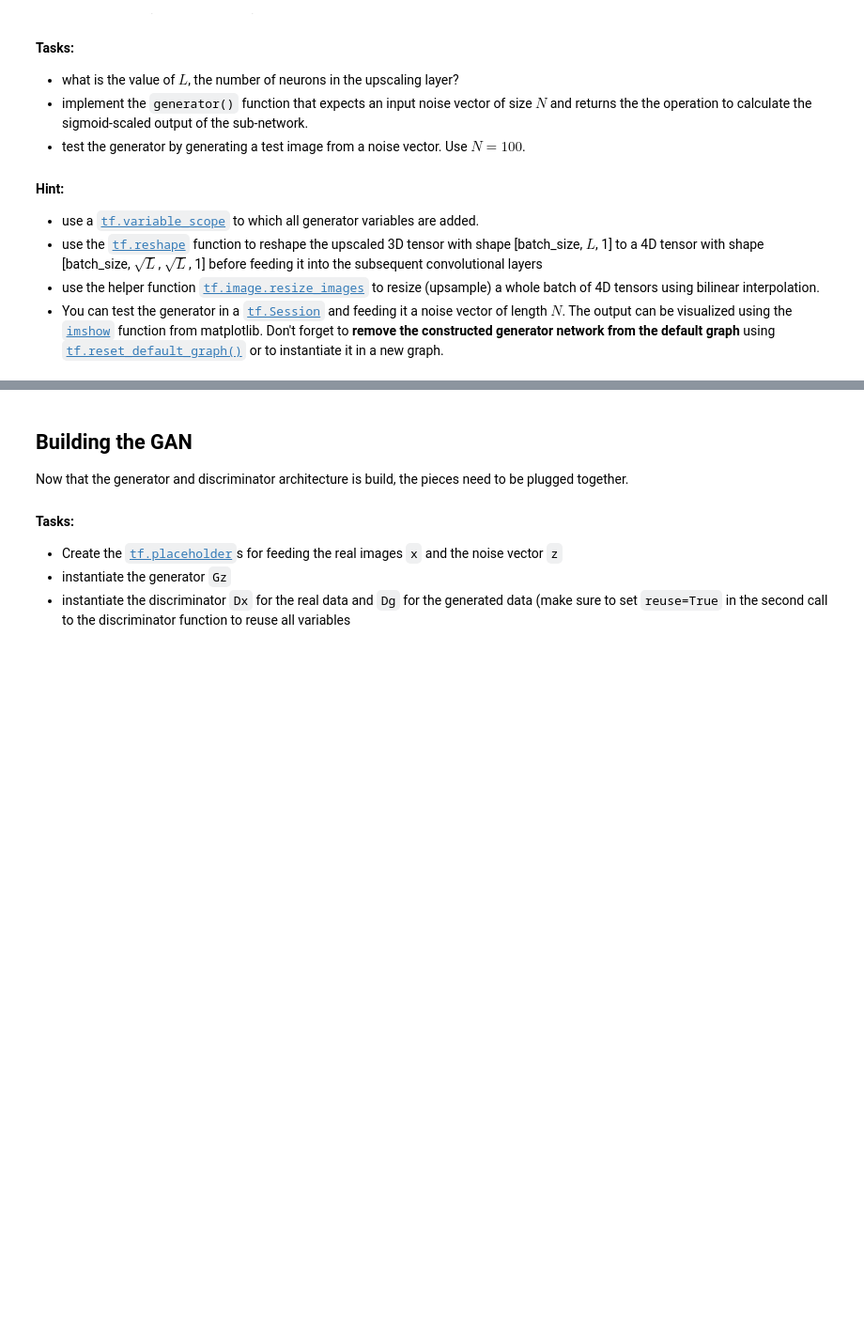
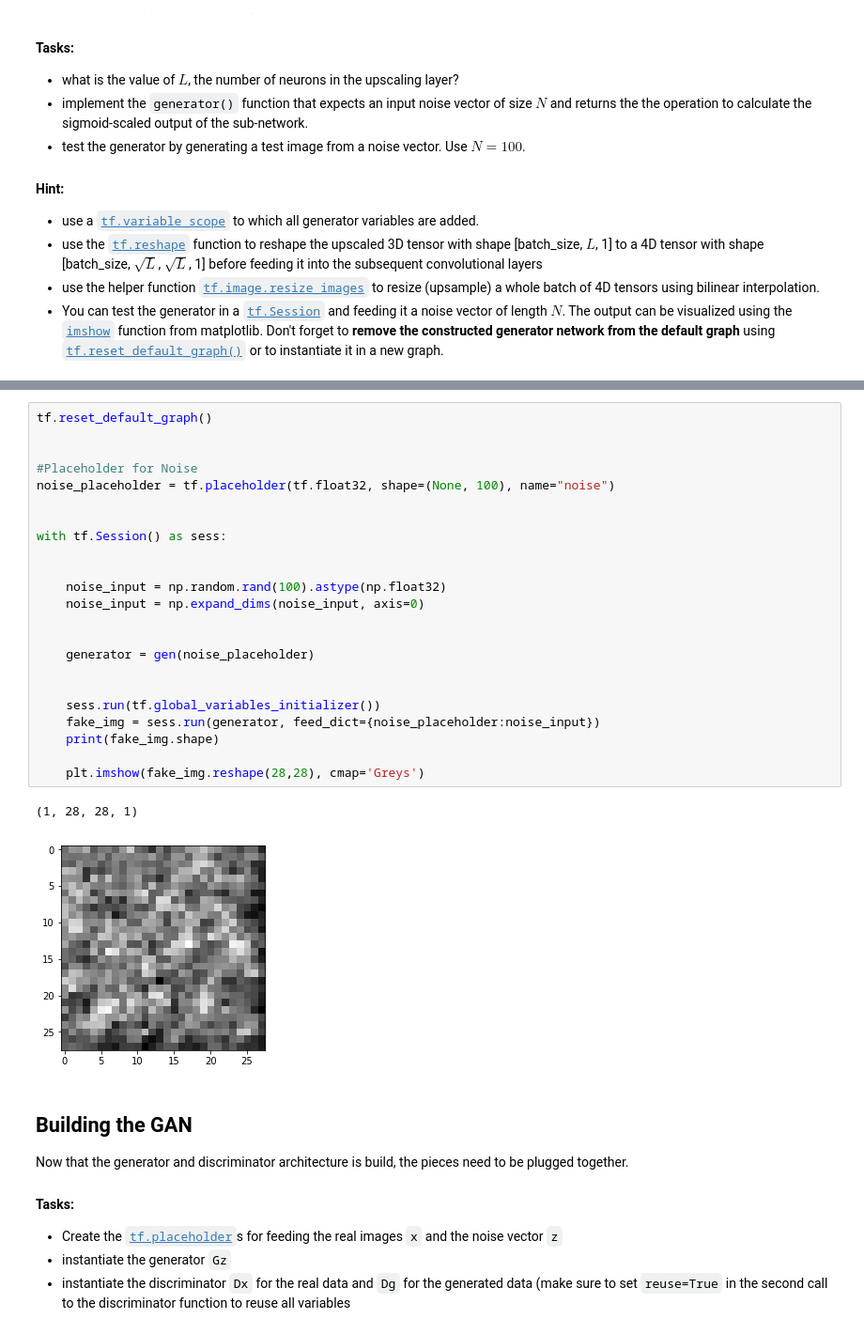
Before and after one commit to An-Dang/Programming-Intelligent-Applications, a Jupyter notebook: gan-tutorial/GAN_Tutorial_MNIST.ipynb, the cells around one changed output, grey strips where cells are left out. Shown at 94% size. Drawn from its saved outputs; the diff is of its cells as text; blank space fills up the shorter version.

Commit message:
GAN - create discriminator and generator

```diff
--- a/gan-tutorial/GAN_Tutorial_MNIST.ipynb
+++ b/gan-tutorial/GAN_Tutorial_MNIST.ipynb
@@ -116,3 +195,29 @@ The final layer only outputs one feature. This is the generated image. The sigmo
+# %%
+tf.reset_default_graph()
+
+
+#Placeholder for Noise
+noise_placeholder = tf.placeholder(tf.float32, shape=(None, 100), name="noise")
+
+
+with tf.Session() as sess:
+
+
+    noise_input = np.random.rand(100).astype(np.float32)
+    noise_input = np.expand_dims(noise_input, axis=0)
+
+
+    generator = gen(noise_placeholder)
+
+
+    sess.run(tf.global_variables_initializer())
+    fake_img = sess.run(generator, feed_dict={noise_placeholder:noise_input})
+    print(fake_img.shape)
+
+    plt.imshow(fake_img.reshape(28,28), cmap='Greys')
+# %% [output]
+(1, 28, 28, 1)
+[figure, added]
 # %% [markdown]
 ## Building the GAN
 Now that the generator and discriminator architecture is build, the pieces need to be plugged together.
```
Also changed, not shown: parts of 5 cells of this notebook.
